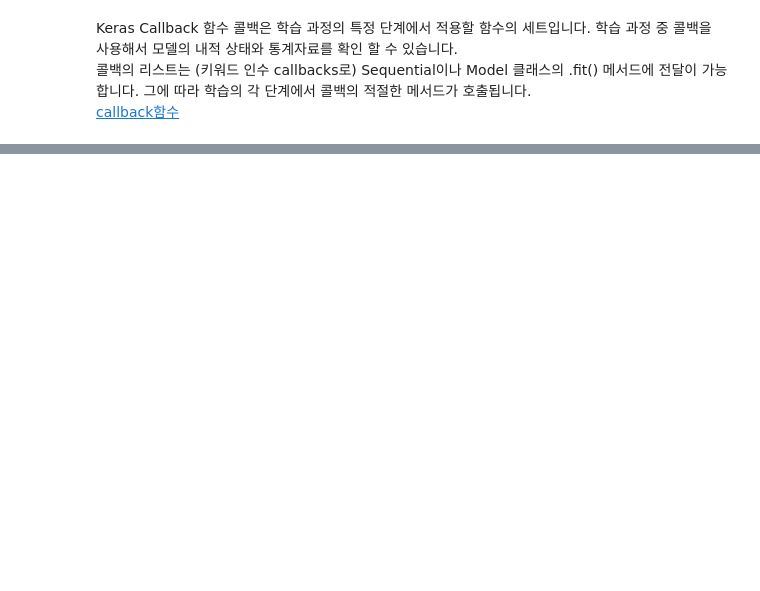
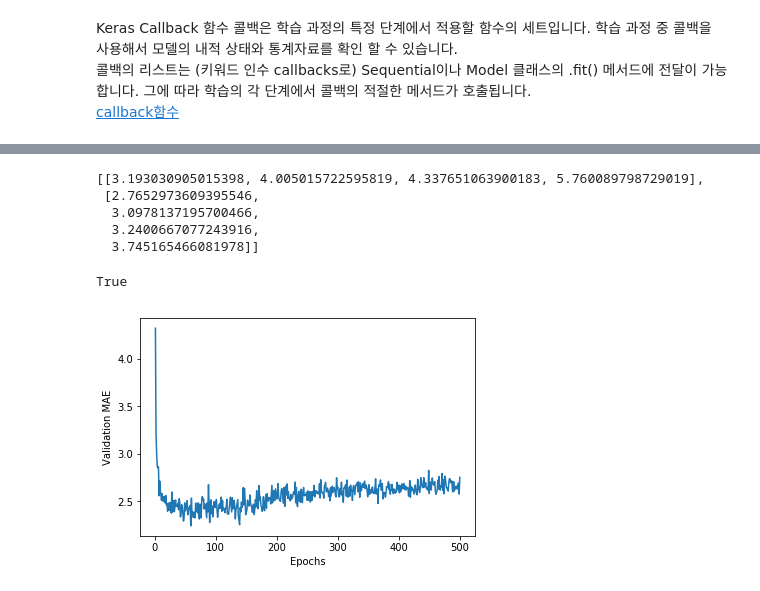
Before and after one commit to cypision/Alchemy-in-MLDL, a Jupyter notebook: DL_Area/Deep_Learning_Basic_05.ipynb, the cells around one changed output, grey strips where cells are left out. Saved outputs shown, nothing was run; the diff lists cells and outputs as text; code cells hidden in the pictures; blank space fills up the shorter version.

```diff
--- a/DL_Area/Deep_Learning_Basic_05.ipynb
+++ b/DL_Area/Deep_Learning_Basic_05.ipynb
@@ -105,5 +106,5 @@ def build_model():
     model.add(layers.Dense(64,activation='relu',input_shape=(train_data.shape[1],)))
     model.add(layers.Dense(64,activation='relu'))
     model.add(layers.Dense(1)) ## 마지막층은 하나의 유닛을 가지고 있고, 활성화 함수가 없다. (선형층이라고 부름) 전형적인 스칼라 회귀를 위한 네트웍 구조이다.
-    model.compile(optimizer='rmsprop',loss='mse',metrics=['mse'])
+    model.compile(optimizer='rmsprop',loss='mse',metrics=['mae'])
     return model
@@ -111,7 +114,7 @@ def build_model():
 import numpy as np
 
 k=4
-num_val_samples = len(train_data)//k
+num_val_samples = len(train_data)//k ## 나누기 몫만 구하기
 num_epochs = 100
 all_score = []
 for i in range(k):
@@ -124,7 +127,9 @@ for i in range(k):
 
     model = build_model()
     model.fit(partial_train_data,partial_train_targets,epochs=num_epochs,batch_size=1,verbose=0)
-    val_mse,val_mae = model.evaluate(val_data,val_targets,verbose=0)
+    val_mse,val_mae = model.evaluate(val_data,val_targets,verbose=0) ## validation 데이터 기준으로 평가한, loos 값과, metric 값 (여기선 mse)
+    if val_mse==val_mae:
+        print('kiss')
     all_score.append(val_mae)
 # %% [output]
 처리중인 폴드 # 0
@@ -156,6 +161,7 @@ Keras Callback 함수
 # %%
 num_epochs = 500
 all_mae_histories = []
+
 for i in range(k):
     print('처리중인 폴드 #', i)
     # 검증 데이터 준비: k번째 분할
@@ -175,10 +181,12 @@ for i in range(k):
     # 케라스 모델 구성(컴파일 포함)
     model = build_model()
     # 모델 훈련(verbose=0 이므로 훈련 과정이 출력되지 않습니다)
-    history = model.fit(partial_train_data, partial_train_targets, ## 모델 fit 결과를 history로 받음
+    rslt = model.fit(partial_train_data, partial_train_targets, ## 모델 fit 결과를 history로 받음
                         validation_data=(val_data, val_targets),
-                        epochs=num_epochs, batch_size=100, verbose=0)
-    print(type(history)) ## <class 'keras.callbacks.History'>
+                        epochs=num_epochs, batch_size=1, verbose=0)
+#     print(type(rslt)) ## <class 'keras.callbacks.History'>
+    history = rslt.history
+#     print(type(history),history.keys())
     mae_history = history['val_mean_absolute_error']
     all_mae_histories.append(mae_history)
 # %% [output]
@@ -189,0 +210,11 @@ TypeError: 'History' object is not subscriptable
+# %%
+[[x[i] for x in all_mae_histories] for i in range(2)]
+# %% [output]
+[[3.193030905015398, 4.005015722595819, 4.337651063900183, 5.760089798729019],
+ [2.7652973609395546,
+  3.0978137195700466,
+  3.2400667077243916,
+  3.745165466081978]]
+# %%
+## 상기 cell 의 결과로 볼때, 맨 뒤의 for 문이 맨 겉의 for 문이고 안쪽의 for 문이 inner loop 쪽의 for 문이다.
+average_mae_history = [np.mean([x[i] for x in all_mae_histories]) for i in range(num_epochs)]
@@ -189,0 +223,4 @@ TypeError: 'History' object is not subscriptable
+# %%
+average_mae_history[0] == average_mae_history_01[0]
+# %% [output]
+True
@@ -189,0 +229,7 @@ TypeError: 'History' object is not subscriptable
+# %%
+plt.plot(range(1, len(average_mae_history) + 1), average_mae_history)
+plt.xlabel('Epochs')
+plt.ylabel('Validation MAE')
+plt.show()
+# %% [output]
+[figure, added]
```
Also changed, not shown: parts of 22 cells of this notebook, 2 other files.
